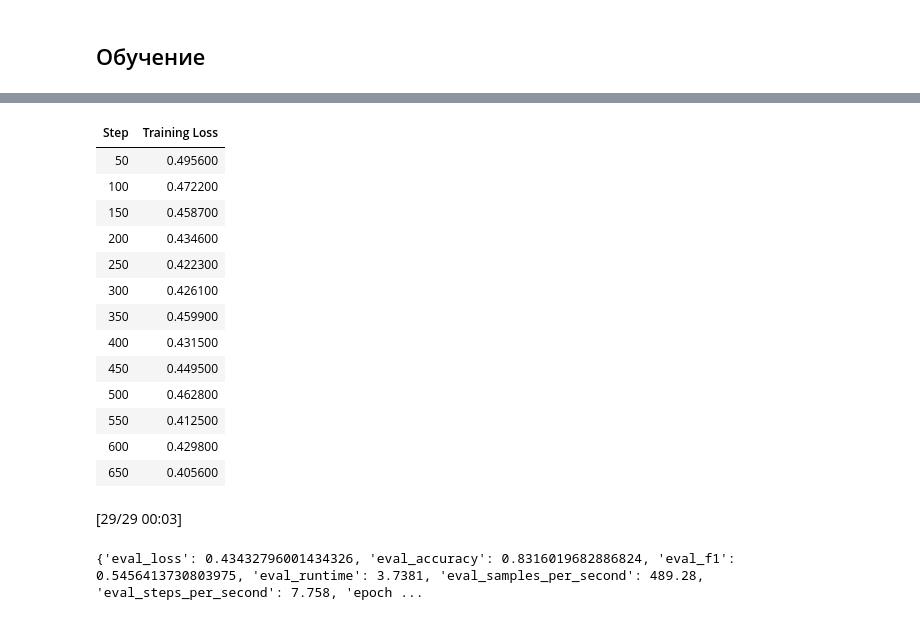
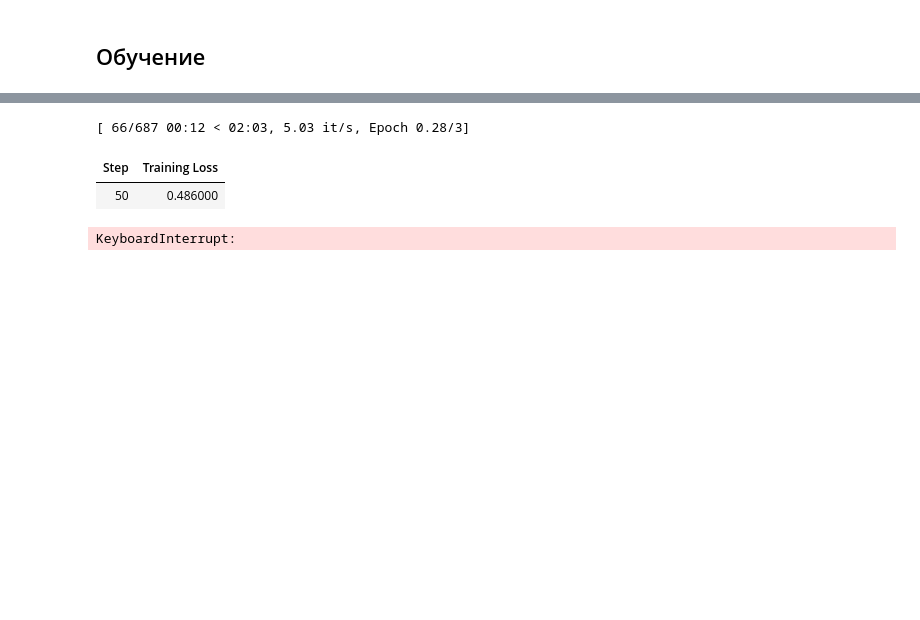
Before and after one commit to l-htfld/semantic_experiments, a Jupyter notebook: sem_exp_with_CoBaLD_ALEX.ipynb, the cells around one changed output, grey strips where cells are left out. Saved outputs shown, nothing was run; the diff lists cells and outputs as text; code cells hidden in the pictures; blank space fills up the shorter version.

```diff
--- a/sem_exp_with_CoBaLD_ALEX.ipynb
+++ b/sem_exp_with_CoBaLD_ALEX.ipynb
@@ -508,5 +584,5 @@ Some weights of the model checkpoint at DeepPavlov/rubert-base-cased were not us
 # %%
-import torch
+'''import torch
 import torch.nn as nn
 from transformers import BertModel, BertConfig
 
@@ -556,9 +632,9 @@ class CustomBertClassifier(nn.Module):
                 'loss': loss,
                 'logits': logits
             }
-        return {'logits': logits}
+        return {'logits': logits}'''
 # %%
-import os
+'''import os
 import numpy as np
 import pandas as pd
 import torch
@@ -674,5 +750,5 @@ trainer.train()
 results = trainer.evaluate()
 print(results)
 # Save the best model
-trainer.save_model('./best_model')
+trainer.save_model('./best_model')'''
 # %% [output]
@@ -680,16 +757,4 @@ trainer.save_model('./best_model')
+[ 66/687 00:12 < 02:03, 5.03 it/s, Epoch 0.28/3]
 | Step | Training Loss |
-| 50 | 0.495600 |
-| 100 | 0.472200 |
-| 150 | 0.458700 |
-| 200 | 0.434600 |
-| 250 | 0.422300 |
-| 300 | 0.426100 |
-| 350 | 0.459900 |
-| 400 | 0.431500 |
-| 450 | 0.449500 |
-| 500 | 0.462800 |
-| 550 | 0.412500 |
-| 600 | 0.429800 |
-| 650 | 0.405600 |
+| 50 | 0.486000 |
-[29/29 00:03]
-{'eval_loss': 0.43432796001434326, 'eval_accuracy': 0.8316019682886824, 'eval_f1': 0.5456413730803975, 'eval_runtime': 3.7381, 'eval_samples_per_second': 489.28, 'eval_steps_per_second': 7.758, 'epoch ...
+KeyboardInterrupt:
```
Also changed, not shown: parts of 12 cells of this notebook.
